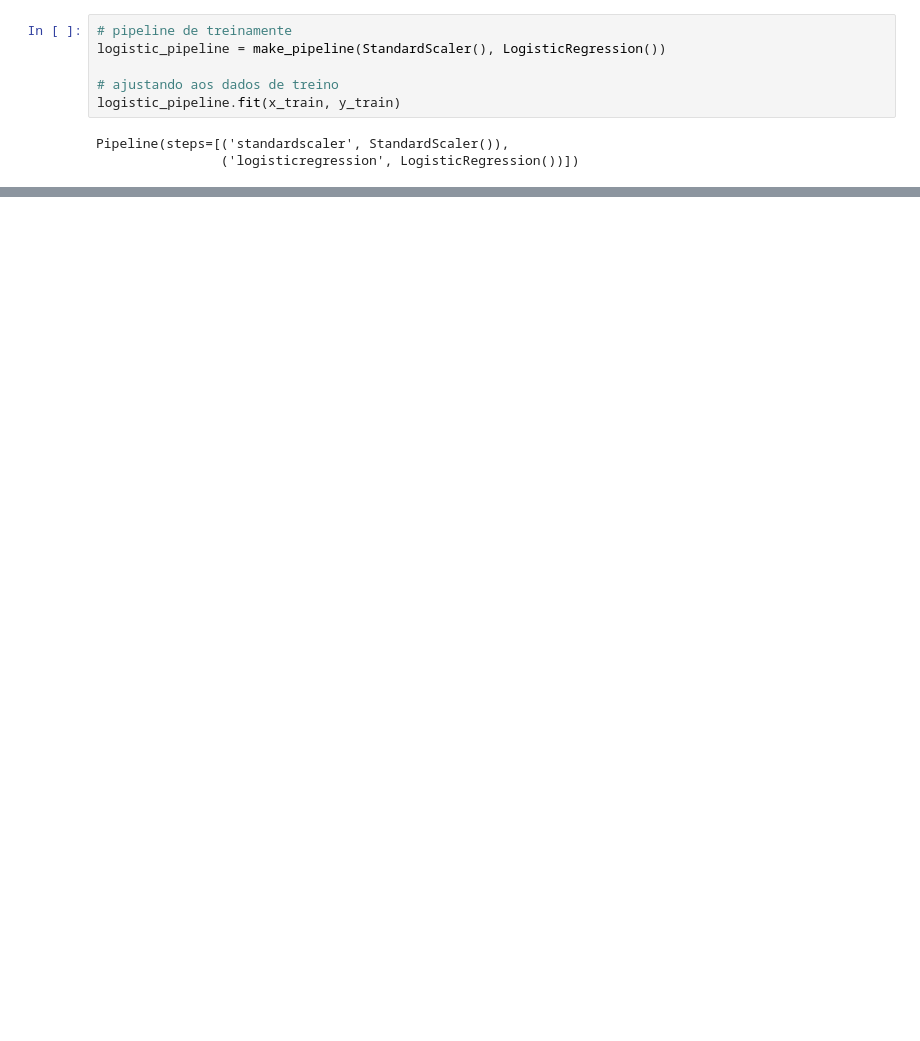
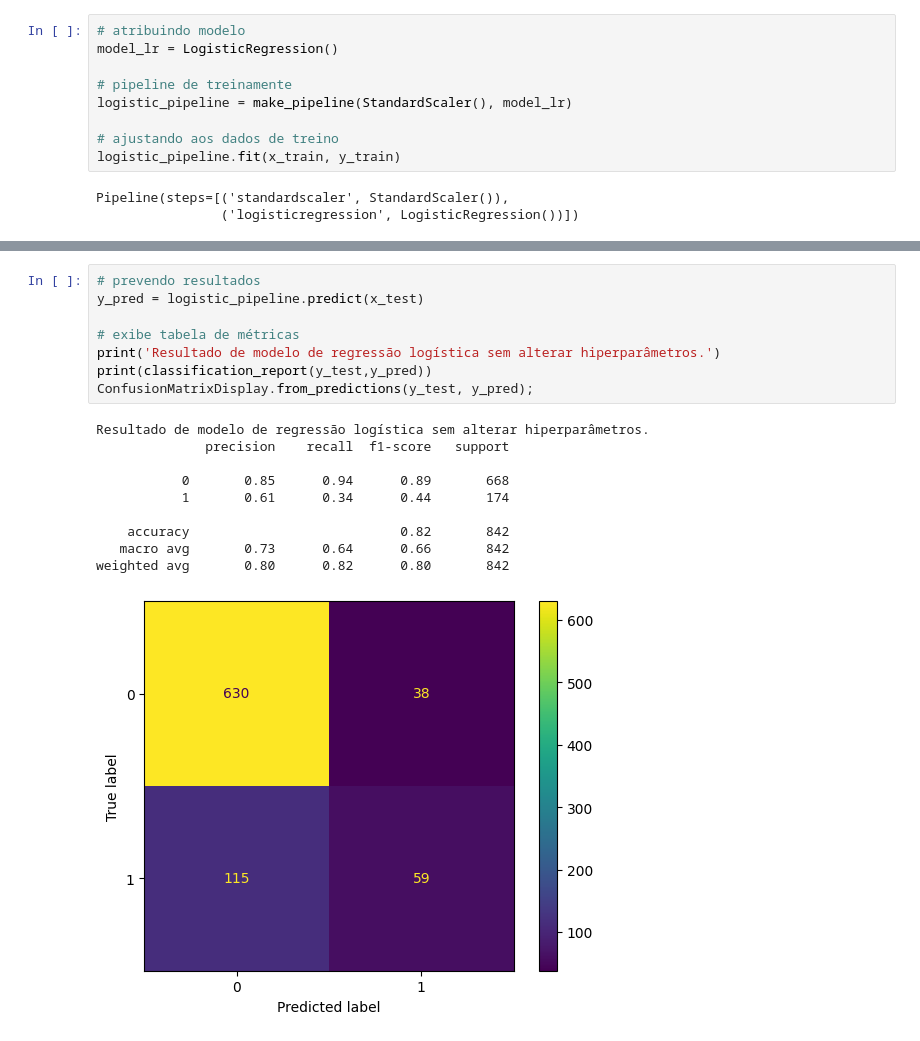
Before and after one commit to DieGod-DS/Wine_2.0, a Jupyter notebook: code/2.Modeling.ipynb, the cells around one changed output, grey strips where cells are left out. Cells and saved outputs as stored; diff of their text form; blank space fills up the shorter version.

```diff
--- a/code/2.Modeling.ipynb
+++ b/code/2.Modeling.ipynb
@@ -423,6 +425,9 @@ A regressão logística é um algoritmo supervisionado usado principalmente em c
 # %%
+# atribuindo modelo
+model_lr = LogisticRegression()
+
 # pipeline de treinamente
-logistic_pipeline = make_pipeline(StandardScaler(), LogisticRegression())
+logistic_pipeline = make_pipeline(StandardScaler(), model_lr)
 
 # ajustando aos dados de treino
 logistic_pipeline.fit(x_train, y_train)
@@ -431,0 +445,19 @@ Pipeline(steps=[('standardscaler', StandardScaler()),
+# %%
+# prevendo resultados
+y_pred = logistic_pipeline.predict(x_test)
+
+# exibe tabela de métricas
+print('Resultado de modelo de regressão logística sem alterar hiperparâmetros.')
+print(classification_report(y_test,y_pred))
+ConfusionMatrixDisplay.from_predictions(y_test, y_pred);
+# %% [output]
+Resultado de modelo de regressão logística sem alterar hiperparâmetros.
+              precision    recall  f1-score   support
+
+           0       0.85      0.94      0.89       668
+           1       0.61      0.34      0.44       174
+
+    accuracy                           0.82       842
+   macro avg       0.73      0.64      0.66       842
+weighted avg       0.80      0.82      0.80       842
+[figure, added]
```
Also changed, not shown: parts of 56 cells of this notebook.
